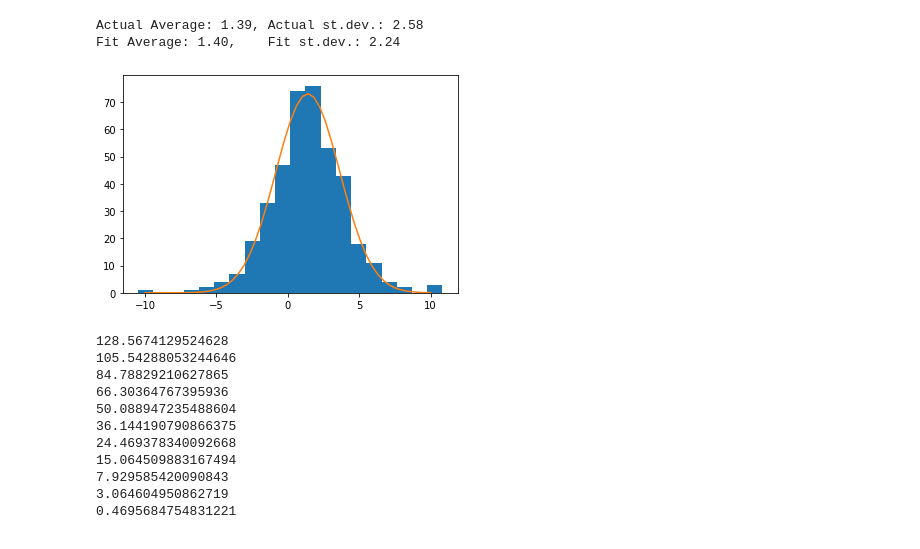
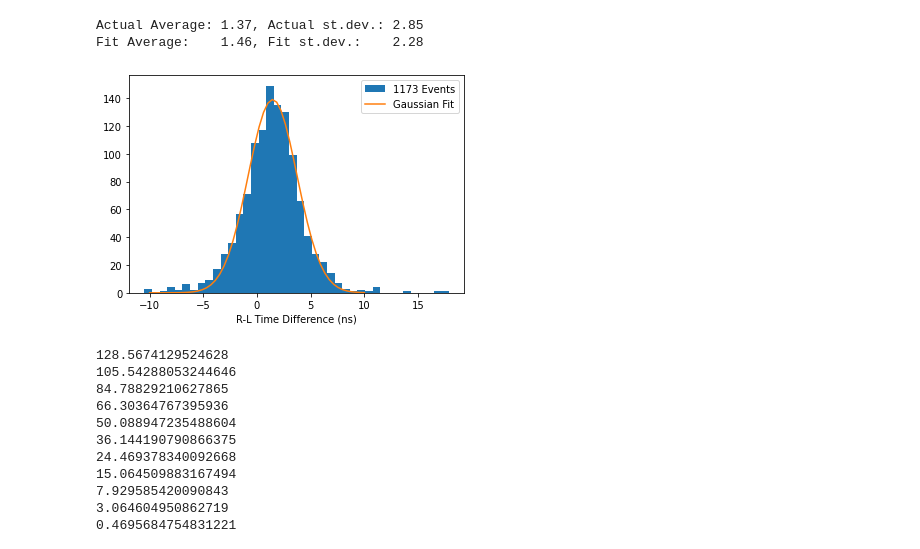
Before and after one commit to peckalec/SiPM-Studies, a Jupyter notebook: ConvertToP2P.ipynb, the cells around one changed output. Saved outputs shown, nothing was run; the diff lists cells and outputs as text; code cells hidden in the pictures.

```diff
--- a/ConvertToP2P.ipynb
+++ b/ConvertToP2P.ipynb
@@ -19,7 +22,7 @@ inputfile = "../TwofoldTrigger/5.txt"
 outputfile = '../TwofoldTrigger/ORtrig300.txt'
 filenumber = 1
 channelnum = [1,2,3,4] #DRS4 board channel, ranges 1 to 4 -- should be expanded to do multiple channels at once.
-eventview = True
+eventview = False
 
 p0=[(0,100,1,110,300,-0.01),
     (0,100,1,110,300,-0.01),
@@ -42,7 +45,7 @@ with open(outputfile, 'w') as w:
         with open(inputfile) as f:                            #modify to iterate through chosen filenames
             current_file = (f.read().split('-- Event'))
 
-        for j in range(1, 10):                  #iterate through events
+        for j in range(1, len(current_file)):                  #iterate through events
 
             time = np.array([])
             voltage = [np.array([])]*4
@@ -72,7 +75,7 @@ with open(outputfile, 'w') as w:
                 for i in range(len(time)):
                     if time[i] < popt[1]: startindex = i
                     else: break
-                print(f"Event: {j}, Channel: {channel}, Start Index: {i}",end="\r")
+                print(f"Event: {j}, Channel: {channel}",end="\r")
                 chisq = chi2(voltage[channel-1][0:startindex],waveform(time[0:startindex], *popt))
 
                 din[f'ch{channel}_P2P'].append(popt[2]*(popt[3] - popt[1]))
@@ -199,29 +142,29 @@ count,binedges,bars=plt.hist(dfin.query("ch3_P2P>10 & ch4_P2P>10").ch4_time-dfin
 # %%
-def gaus(x, const, mu, sigma):
-    return const* np.exp(-0.5*((x - mu)/sigma)**2)
+count,binedges,bars=plt.hist(dfin.query("ch3_P2P>10 & ch4_P2P>10").ch4_time-dfin.query("ch3_P2P>10 & ch4_P2P>10").ch3_time,40, label=f"{len(dfin.query('ch3_P2P>10 & ch4_P2P>10').ch4_time)} Events")
 
 bincenters = binedges[1:]/2+binedges[:-1]/2
 avg=0
 stdev=0
 for i in range(len(bincenters)):
     avg +=bincenters[i]*count[i]
 avg = avg/sum(count)
 for i in range(len(bincenters)):
     stdev +=(bincenters[i]-avg)**2*count[i]
 stdev = np.sqrt(stdev/sum(count))
 
 
 coeff, covar = curve_fit(gaus, bincenters, count)
 print(f"Actual Average: {avg:.2f}, Actual st.dev.: {stdev:.2f}")
-print(f"Fit Average: {coeff[1]:.2f},    Fit st.dev.: {-coeff[2]:.2f}")
+print(f"Fit Average:    {coeff[1]:.2f}, Fit st.dev.:    {coeff[2]:.2f}")
 
-plt.hist(dfin.query("ch3_P2P>10 & ch4_P2P>10").ch4_time-dfin.query("ch3_P2P>10 & ch4_P2P>10").ch3_time,20)
-plt.plot(np.linspace(-10,10,50),gaus(np.linspace(-10,10,50),coeff[0],coeff[1],coeff[2]))
+plt.plot(np.linspace(-10,10,50),gaus(np.linspace(-10,10,50),coeff[0],coeff[1],coeff[2]),label="Gaussian Fit")
+plt.xlabel("R-L Time Difference (ns)")
+plt.legend()
 plt.show()
 # %% [output]
-Actual Average: 1.39, Actual st.dev.: 2.58
-Fit Average: 1.40,    Fit st.dev.: 2.24
+Actual Average: 1.37, Actual st.dev.: 2.85
+Fit Average:    1.46, Fit st.dev.:    2.28
-[figure, old version]
+[figure, new version]
 # %%
 bincenters = binedges[1:]/2+binedges[:-1]/2
 # %% [output]
```
Also changed, not shown: parts of 5 cells of this notebook, 2 other files.
